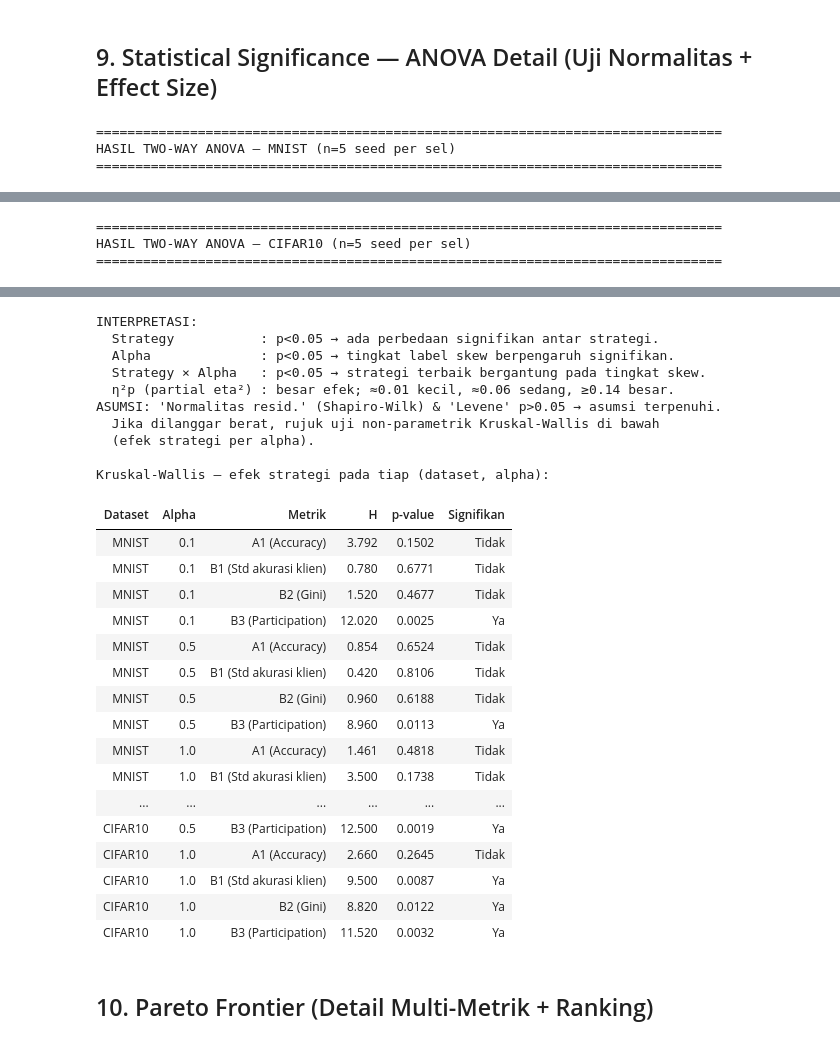
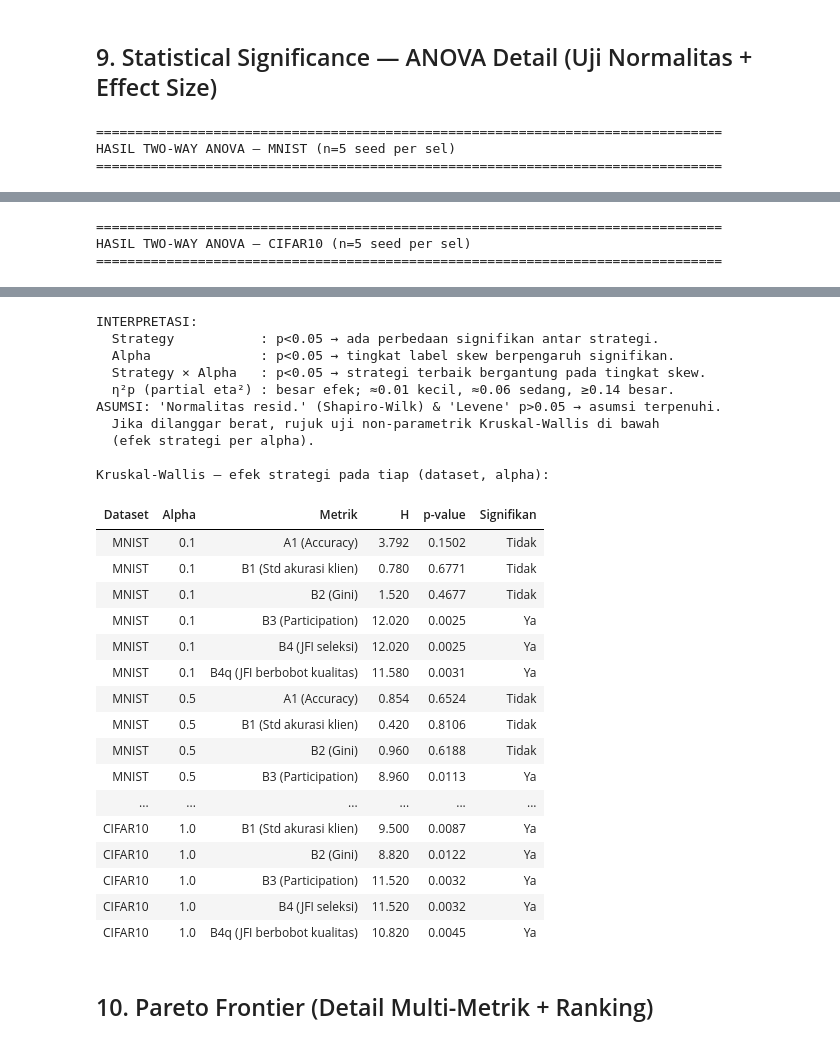
Before and after one commit to zpenct/client-strategy-fl, a Jupyter notebook: notebooks/analysis.ipynb, the cells around one changed output, grey strips where cells are left out. Saved outputs shown, nothing was run; the diff lists cells and outputs as text; code cells hidden in the pictures.

```diff
--- a/notebooks/analysis.ipynb
+++ b/notebooks/analysis.ipynb
@@ -106,6 +105,7 @@ Figures → /home/fayzul/Documents/kuliah/skripsi/code/notebooks/figures/results
 import re
 from collections import Counter
 from experiments.run_single import make_experiment_id
+from experiments.analyze_results import compute_jfi_metrics
 
 
 def detect_num_clients(exp_dir, fm):
@@ -140,6 +140,8 @@ for exp_dir in (sorted(RESULTS_DIR.iterdir()) if RESULTS_DIR.exists() else []):
     pr = json.loads(pr_path.read_text()) if pr_path.exists() else []
     pa = json.loads(pa_path.read_text()) if pa_path.exists() else {}
 
+    jfi = compute_jfi_metrics(pa.get('final_counts', {}), {**fm, 'num_clients': n_clients})
+
     records.append({
         # identitas
         'exp_id':   exp_dir.name,
@@ -158,6 +160,9 @@ for exp_dir in (sorted(RESULTS_DIR.iterdir()) if RESULTS_DIR.exists() else []):
         'B1': fm.get('B1_accuracy_variance', np.nan),
         'B2': fm.get('B2_gini_coefficient', np.nan),
         'B3': fm.get('B3_participation_fairness', np.nan),
+        # B4: Jain's Fairness Index seleksi (metrik paper FairFedCS; tinggi = adil)
+        'B4':   jfi['B4_jfi'],          # tanpa bobot (pemerataan murni)
+        'B4_q': jfi['B4_jfi_quality'],  # berbobot kualitas data klien (versi paper)
         # history
         'acc_history':      fm.get('accuracy_history', []),
         'per_client_final': fm.get('per_client_final', []),
@@ -189,7 +194,7 @@ if df.empty:
         f'NUM_CLIENTS di cell setup dengan diagnosis di atas.')
 
 # None (mis. target tidak tercapai) -> NaN supaya bisa di-aggregate
-for col in ['A1', 'A2', 'B1', 'B2', 'B3', 'time_s', 'A2_time_s', 'sim_time_s']:
+for col in ['A1', 'A2', 'B1', 'B2', 'B3', 'B4', 'B4_q', 'time_s', 'A2_time_s', 'sim_time_s']:
     df[col] = pd.to_numeric(df[col], errors='coerce')
 HAS_SIM_TIME = bool(df['system_hetero'].any())
 
@@ -1046,6 +1051,8 @@ metrics = [
     ('B1', 'B1 (Std akurasi klien)'),
     ('B2', 'B2 (Gini)'),
     ('B3', 'B3 (Participation)'),
+    ('B4', 'B4 (JFI seleksi)'),
+    ('B4_q', 'B4q (JFI berbobot kualitas)'),
 ]
 EFFECT_NAMES = {'strategy': 'Strategy', 'alpha': 'Alpha', 'strategy * alpha': 'Strategy × Alpha'}
 
@@ -1160,30 +1175,30 @@ HASIL TWO-WAY ANOVA — CIFAR10 (n=5 seed per sel)
 INTERPRETASI:
   Strategy           : p<0.05 → ada perbedaan signifikan antar strategi.
   Alpha              : p<0.05 → tingkat label skew berpengaruh signifikan.
   Strategy × Alpha   : p<0.05 → strategi terbaik bergantung pada tingkat skew.
   η²p (partial eta²) : besar efek; ≈0.01 kecil, ≈0.06 sedang, ≥0.14 besar.
 ASUMSI: 'Normalitas resid.' (Shapiro-Wilk) & 'Levene' p>0.05 → asumsi terpenuhi.
   Jika dilanggar berat, rujuk uji non-parametrik Kruskal-Wallis di bawah
   (efek strategi per alpha).
 
 Kruskal-Wallis — efek strategi pada tiap (dataset, alpha):
 | Dataset | Alpha | Metrik | H | p-value | Signifikan |
 | MNIST | 0.1 | A1 (Accuracy) | 3.792 | 0.1502 | Tidak |
 | MNIST | 0.1 | B1 (Std akurasi klien) | 0.780 | 0.6771 | Tidak |
 | MNIST | 0.1 | B2 (Gini) | 1.520 | 0.4677 | Tidak |
 | MNIST | 0.1 | B3 (Participation) | 12.020 | 0.0025 | Ya |
+| MNIST | 0.1 | B4 (JFI seleksi) | 12.020 | 0.0025 | Ya |
+| MNIST | 0.1 | B4q (JFI berbobot kualitas) | 11.580 | 0.0031 | Ya |
 | MNIST | 0.5 | A1 (Accuracy) | 0.854 | 0.6524 | Tidak |
 | MNIST | 0.5 | B1 (Std akurasi klien) | 0.420 | 0.8106 | Tidak |
 | MNIST | 0.5 | B2 (Gini) | 0.960 | 0.6188 | Tidak |
 | MNIST | 0.5 | B3 (Participation) | 8.960 | 0.0113 | Ya |
-| MNIST | 1.0 | A1 (Accuracy) | 1.461 | 0.4818 | Tidak |
-| MNIST | 1.0 | B1 (Std akurasi klien) | 3.500 | 0.1738 | Tidak |
 | ... | ... | ... | ... | ... | ... |
-| CIFAR10 | 0.5 | B3 (Participation) | 12.500 | 0.0019 | Ya |
-| CIFAR10 | 1.0 | A1 (Accuracy) | 2.660 | 0.2645 | Tidak |
 | CIFAR10 | 1.0 | B1 (Std akurasi klien) | 9.500 | 0.0087 | Ya |
 | CIFAR10 | 1.0 | B2 (Gini) | 8.820 | 0.0122 | Ya |
 | CIFAR10 | 1.0 | B3 (Participation) | 11.520 | 0.0032 | Ya |
+| CIFAR10 | 1.0 | B4 (JFI seleksi) | 11.520 | 0.0032 | Ya |
+| CIFAR10 | 1.0 | B4q (JFI berbobot kualitas) | 10.820 | 0.0045 | Ya |
 # %% [markdown]
 ## 10. Pareto Frontier (Detail Multi-Metrik + Ranking)
 # %%
```
Also changed, not shown: parts of 6 cells of this notebook, 34 other files.
